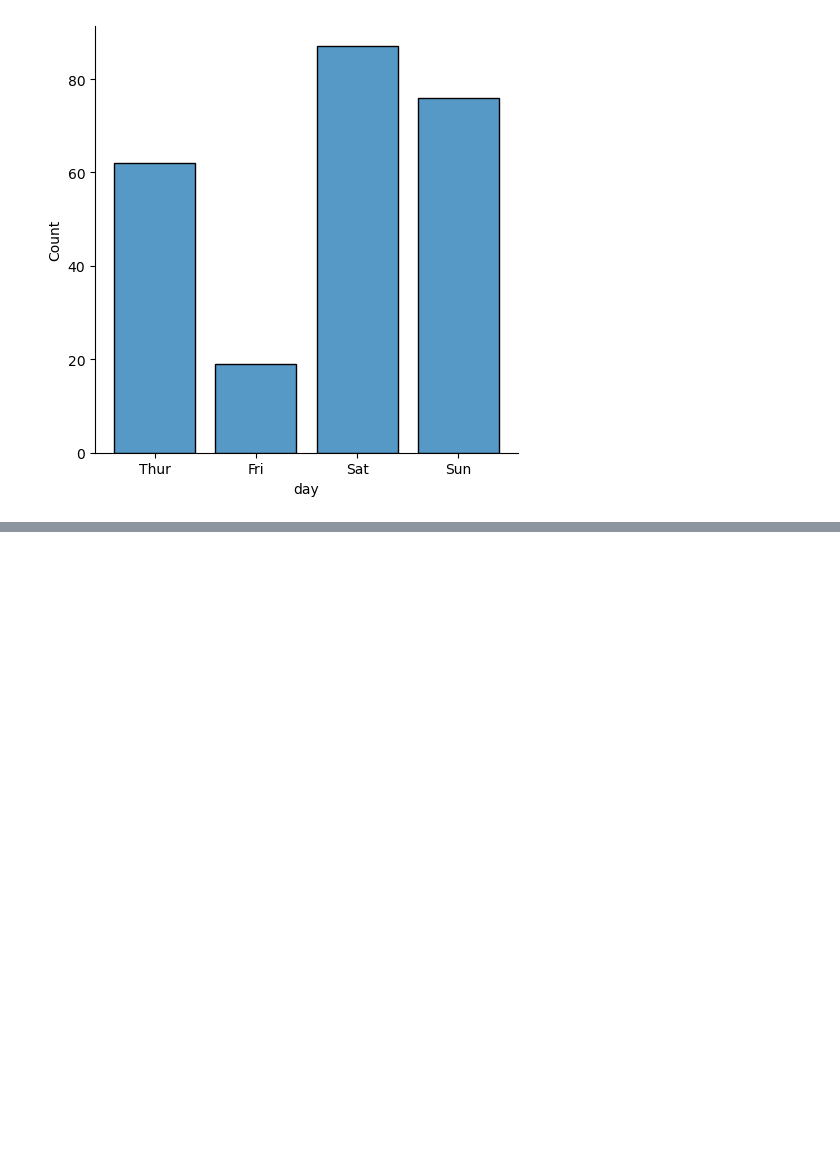
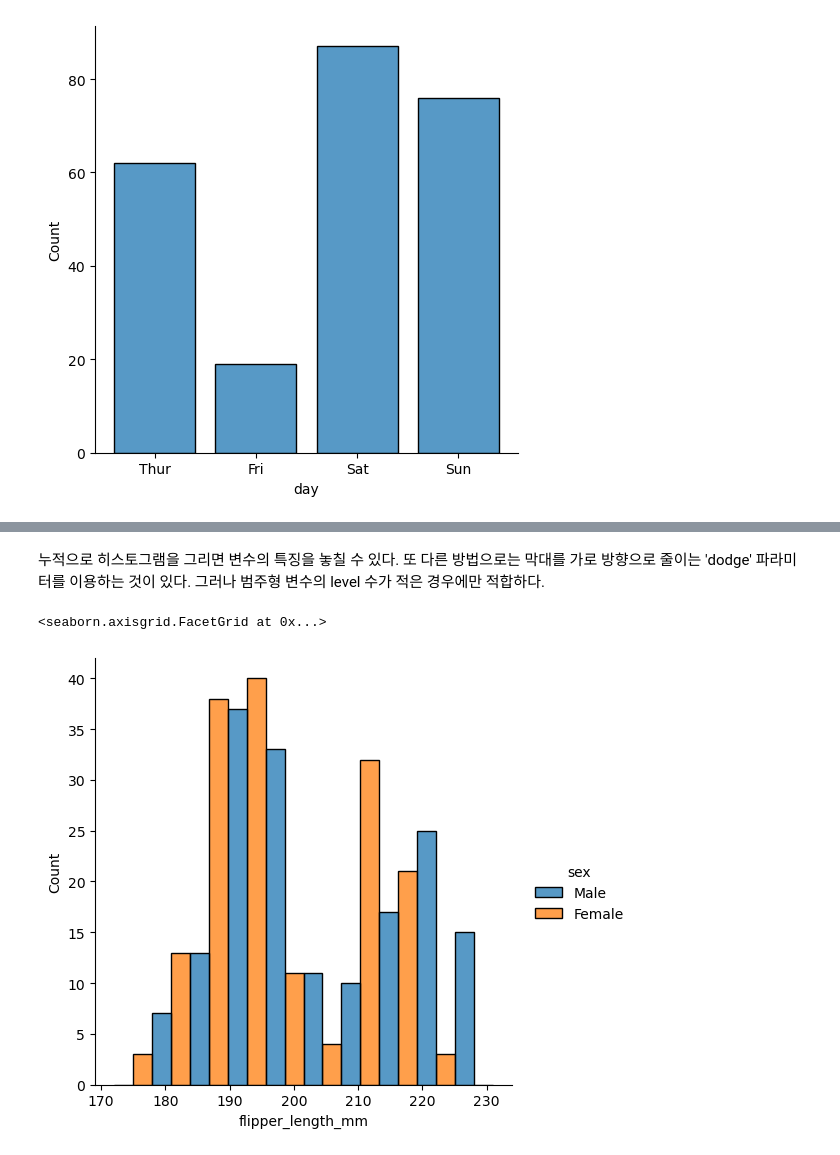
Before and after one commit to joo-none/Seaborn-tutorial, a Jupyter notebook: Seaborn_Tutorial_7-1, 7-2.ipynb, the cells around one changed output, grey strips where cells are left out. Drawn from its saved outputs; the diff is of its cells as text; code cells hidden in the pictures; blank space fills up the shorter version.

```diff
--- a/Seaborn_Tutorial_7-1, 7-2.ipynb
+++ b/Seaborn_Tutorial_7-1, 7-2.ipynb
@@ -73,0 +99,7 @@ sns.displot(tips, x="day", shrink=.8)
+# %% [markdown]
+누적으로 히스토그램을 그리면 변수의 특징을 놓칠 수 있다. 또 다른 방법으로는 막대를 가로 방향으로 줄이는 'dodge' 파라미터를 이용하는 것이 있다. 그러나 범주형 변수의 level 수가 적은 경우에만 적합하다.
+# %%
+sns.displot(penguins, x="flipper_length_mm", hue="sex", multiple="dodge")
+# %% [output]
+<seaborn.axisgrid.FacetGrid at 0x...>
+[figure, added]
```
Also changed, not shown: parts of 14 cells of this notebook.
